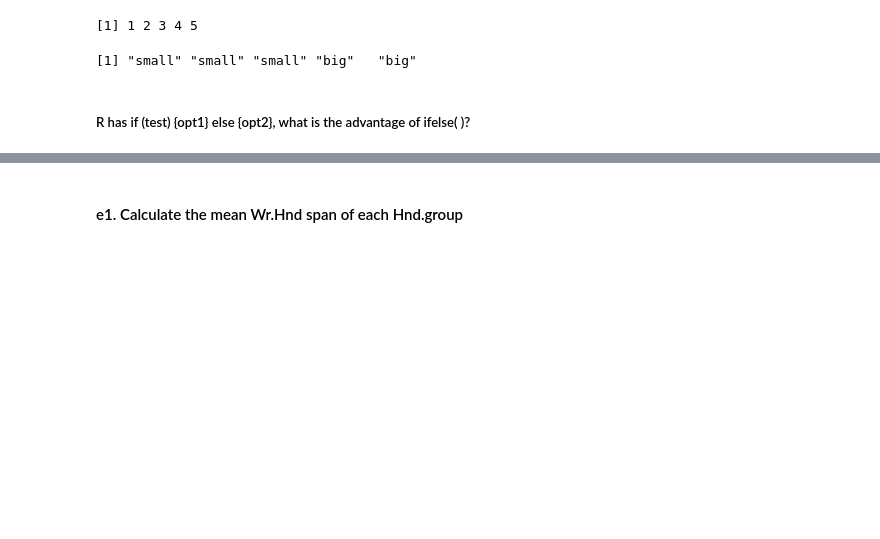
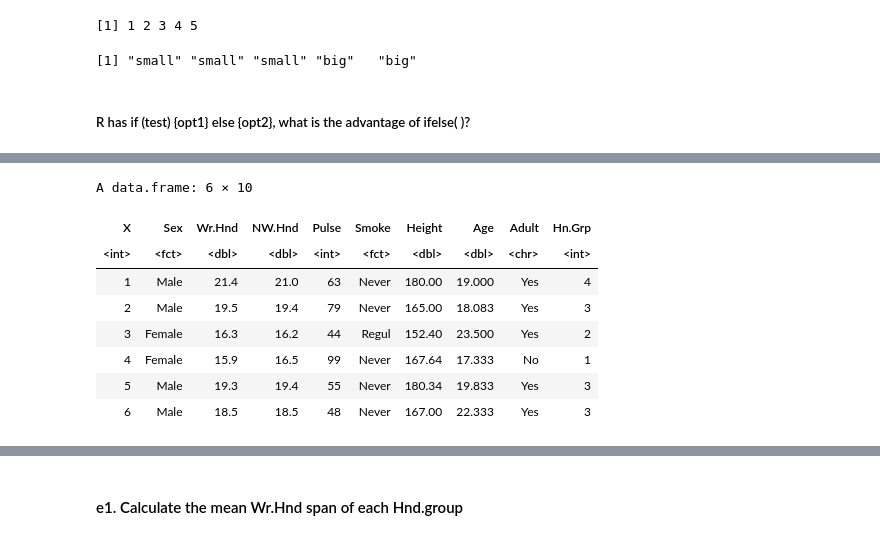
Before and after one commit to McGill-MiCM/MiCM2020, a Jupyter notebook: Efficiency_LY_20200307.ipynb, the cells around one changed output, grey strips where cells are left out. Saved outputs shown, nothing was run; the diff lists cells and outputs as text; code cells hidden in the pictures; blank space fills up the shorter version.

```diff
--- a/Efficiency_LY_20200307.ipynb
+++ b/Efficiency_LY_20200307.ipynb
@@ -509,2 +906,16 @@ A data.frame: 6 × 8
+# %%
+# Set labels to false
+data$Hn.Grp <- cut(data$Wr.Hnd, breaks = cut.points, labels = F)
+head(data)
+# %% [output]
+A data.frame: 6 × 10
+| X | Sex | Wr.Hnd | NW.Hnd | Pulse | Smoke | Height | Age | Adult | Hn.Grp |
+| <int> | <fct> | <dbl> | <dbl> | <int> | <fct> | <dbl> | <dbl> | <chr> | <int> |
+| 1 | Male | 21.4 | 21.0 | 63 | Never | 180.00 | 19.000 | Yes | 4 |
+| 2 | Male | 19.5 | 19.4 | 79 | Never | 165.00 | 18.083 | Yes | 3 |
+| 3 | Female | 16.3 | 16.2 | 44 | Regul | 152.40 | 23.500 | Yes | 2 |
+| 4 | Female | 15.9 | 16.5 | 99 | Never | 167.64 | 17.333 | No | 1 |
+| 5 | Male | 19.3 | 19.4 | 55 | Never | 180.34 | 19.833 | Yes | 3 |
+| 6 | Male | 18.5 | 18.5 | 48 | Never | 167.00 | 22.333 | Yes | 3 |
 # %%
 # Customized labels
```
Also changed, not shown: parts of 88 cells of this notebook, 3 other files.
